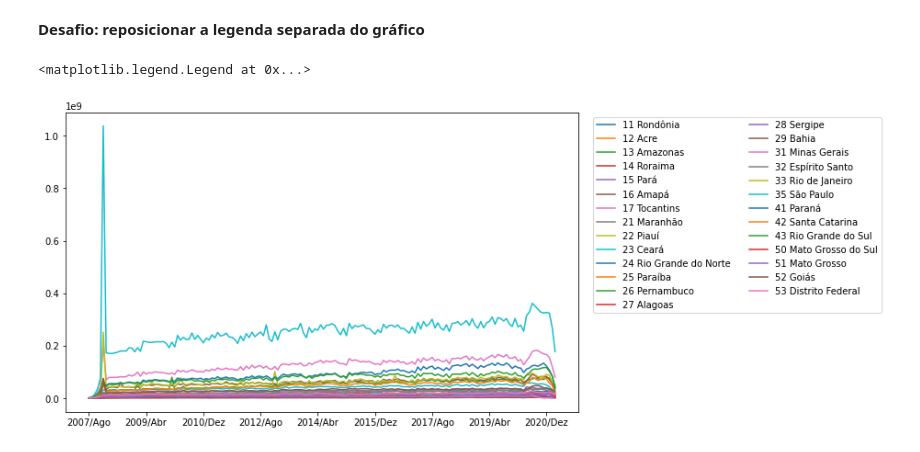
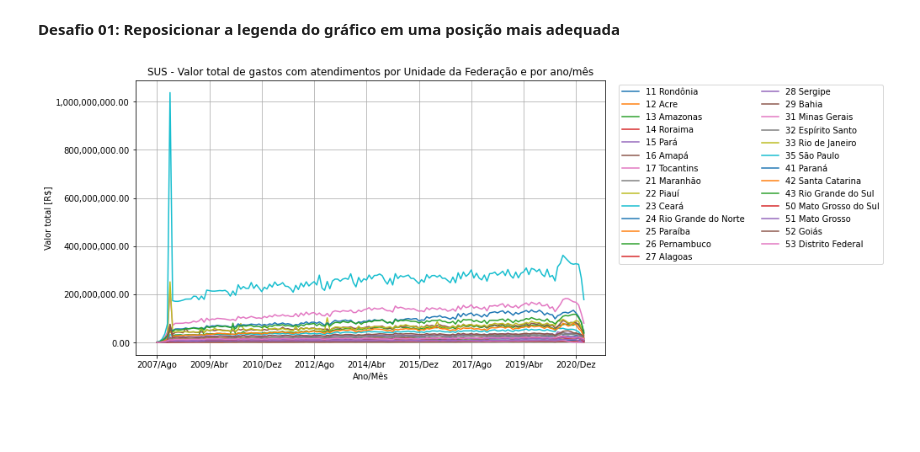
Before and after one commit to gustavohn578/Bootcamp_Data_Science, a Jupyter notebook: Aula2_Desafio1.ipynb, the cells around one changed output. Cells and saved outputs as stored; diff of their text form; code cells hidden in the pictures; blank space fills up the shorter version.

```diff
--- a/Aula2_Desafio1.ipynb
+++ b/Aula2_Desafio1.ipynb
@@ -1,20 +1,26 @@
 # %% [markdown]
-**Desafio: reposicionar a legenda separada do gráfico**
+**Desafio 01: Reposicionar a legenda do gráfico em uma posição mais adequada**
 # %%
 import pandas as pd
 import matplotlib.pyplot as plt
+import matplotlib.ticker as ticker
 
 dados = pd.read_csv("/content/A213524189_28_143_208.csv", encoding="ISO-8859-1", skiprows=3, sep=";", skipfooter=12,
                     thousands=".", decimal=",", engine='python')
 
 colunas_usaveis = dados.mean().index.tolist()
 colunas_usaveis.insert(0, "Unidade da Federação")
 usaveis = dados[colunas_usaveis]
 usaveis = usaveis.set_index("Unidade da Federação")
 usaveis = usaveis.drop("Total", axis=1)
 
-usaveis.T.plot(figsize=(10,6))
+ax = usaveis.T.plot(figsize=(10,6))
+ax.yaxis.set_major_formatter(ticker.StrMethodFormatter("{x:,.2f}"))
 plt.legend(loc="upper right", ncol=2, bbox_to_anchor=(1.6, 1))
+plt.title("SUS - Valor total de gastos com atendimentos por Unidade da Federação e por ano/mês")
+plt.xlabel("Ano/Mês")
+plt.ylabel("Valor total [R$]")
+plt.grid()
+plt.show()
 # %% [output]
-<matplotlib.legend.Legend at 0x...>
-[figure, old version]
+[figure, new version]
```
